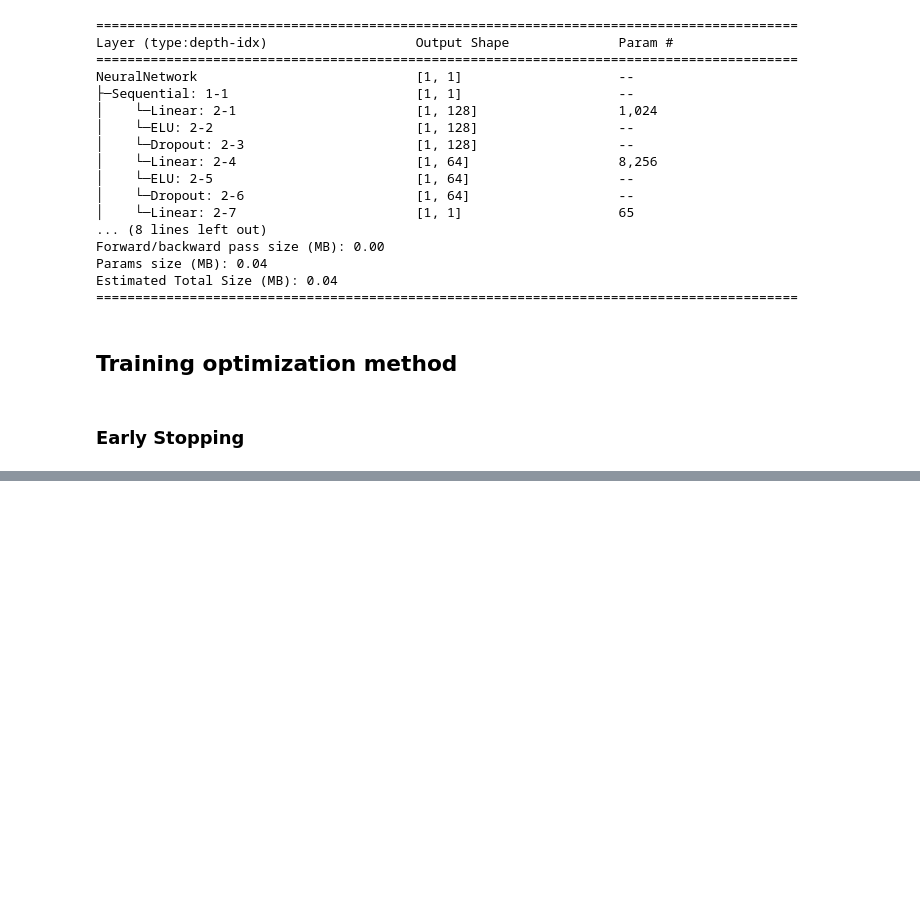
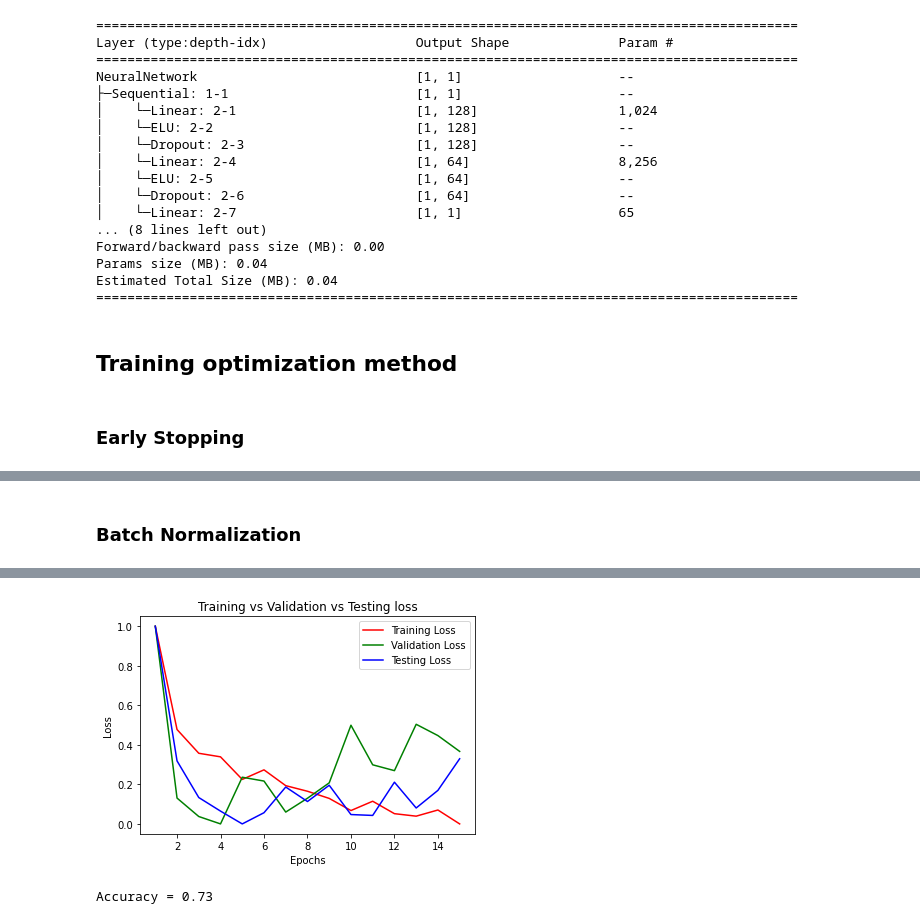
Before and after one commit to UBCSE-ngupta22/CSE574_Assign2, a Jupyter notebook: ngupta22_pandey7_assignment2_part_1_2.ipynb, the cells around one changed output, grey strips where cells are left out. Saved outputs shown, nothing was run; the diff lists cells and outputs as text; code cells hidden in the pictures; blank space fills up the shorter version.

```diff
--- a/ngupta22_pandey7_assignment2_part_1_2.ipynb
+++ b/ngupta22_pandey7_assignment2_part_1_2.ipynb
@@ -813 +813,52 @@ Time to train = 0.21
 Accuracy = 0.82
+# %% [markdown]
+### Batch Normalization
+# %%
+# NN Model
+class NeuralNetwork(nn.Module):
+    def __init__(self, dropout, activationFunc):
+        super().__init__()
+        self.linear_relu = nn.Sequential(
+            nn.Linear(7, 128),
+            nn.BatchNorm1d(128),
+            activationFunc,
+            nn.Dropout(dropout),
+            nn.Linear(128, 64),
+            nn.BatchNorm1d(64),
+            activationFunc,
+            nn.Dropout(dropout),
+            nn.Linear(64, 1)
+        )
+        self.sigmoid = nn.Sigmoid()
+
+    def forward(self, x):
+        x = self.linear_relu(x)
+        x = self.sigmoid(x)
+        return x
+
+modelNN2 = NeuralNetwork(dropout=0.2, activationFunc=nn.ReLU())
+
+# Loss function and Optimizer
+criterion = nn.BCELoss()
+optimizer = optim.Adam(modelNN2.parameters(), lr=0.001)
+
+# Epochs and batch size
+epochs = 15
+batchSize = 16
+
+modelTraining(epochs, batchSize, criterion, optimizer, modelNN2)
+
+# Performance Evaluation
+modelNN2.eval()
+
+# Forward pass disabling Backward propagation
+with torch.no_grad():
+    outputs = modelNN2(X_test_tensor)
+    y_test_pred = (outputs >= 0.5)
+    y_test_pred = y_test_pred.float() # Sets False->0 and True->1
+
+# Accuracy
+metric = BinaryAccuracy()
+accuracy = metric(y_test_pred, y_test_tensor)
+print(f"Accuracy = {accuracy:.2f}")
+# %% [output]
@@ -813,0 +882,2 @@ Accuracy = 0.82
+[figure, added]
+Accuracy = 0.73
```
Also changed, not shown: parts of 14 cells of this notebook.
